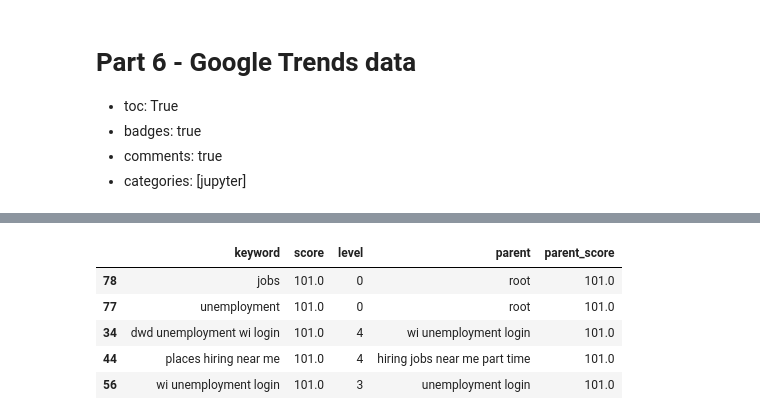
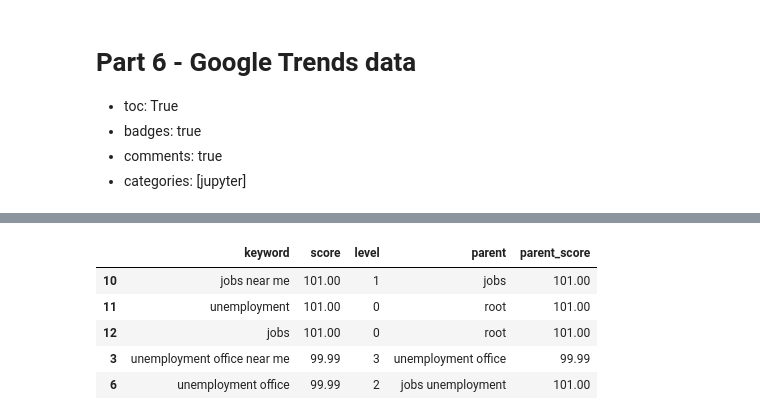
Before and after one commit to jhmuller/job-forecasting, a Jupyter notebook: _notebooks/google.ipynb, the cells around one changed output, grey strips where cells are left out. Drawn from its saved outputs; the diff is of its cells as text; code cells hidden in the pictures.

```diff
--- a/_notebooks/google.ipynb
+++ b/_notebooks/google.ipynb
@@ -59,4 +69,0 @@ pytrends.suggestions("job")
-# %%
-dir(pytrends)
-related = pytrends.related_queries()
-related.keys()
@@ -64,0 +70,6 @@ dict_keys(['work from home', 'unemployment', 'indeed jobs', 'work'])
+# %%
+tr = TrendReq(hl='en-US', tz=360)
+tr = set_payload(trend_req=tr, kw_list=['work'], cat=60, nweeks=20, geo='US', grop='')
+df = tr.interest_over_time()
+print(df.head(2))
+print(df.tail(2))
@@ -64,0 +89,6 @@ dict_keys(['work from home', 'unemployment', 'indeed jobs', 'work'])
+# %%
+kw_list = [  "work from home",  "unemployment", "indeed jobs", "work"]
+nweeks = 52
+tr = set_payload(trend_req=tr, kw_list=kw_list, nweeks=nweeks, )
+df = tr.interest_over_time().drop("isPartial", axis=1)
+df.plot(figsize=[12,6], grid=True, marker='o')
@@ -66,17 +116,10 @@ dict_keys(['work from home', 'unemployment', 'indeed jobs', 'work'])
 from collections import deque
 import time
 
-def build_payload(pytrends, kw, nweeks=100, geo='US', cat=60):
-    end_date = datetime.date.today()
-    start_date = datetime.date.today() - datetime.timedelta(weeks=nweeks)
-    timeframe = start_date.strftime("%Y-%m-%d") + " " + end_date.strftime("%Y-%m-%d")
-    pytrends.build_payload([kw], cat=cat, timeframe=timeframe, geo=geo, gprop='')
-    return pytrends
-
-sleeptime = 0.05
+sleeptime = 0.0001
 verbosity = 1
 max_keywords = 100
-min_score = 70
+min_score = 98
 
 keywords2try = deque()
 keyword_tups = deque()
@@ -99,10 +142,11 @@ while len(keywords2try) > 0:
     # add to keyword_tups and keyword_set
     keyword_tups.appendleft((kw, score, level, parent, parent_score))
     keyword_set.add(kw)
-    pytrends = TrendReq(hl='en-US', tz=360)
-    pytrends = build_payload(pytrends, kw)
-    time.sleep(.5)
-    related = pytrends.related_queries()
+    trend_req = TrendReq(hl='en-US', tz=360)
+    trend_req = set_payload(trend_req, kw_list=[kw])
+    # do I need to insert some wait time here?
+    time.sleep(sleeptime)
+    related = trend_req.related_queries()
     if not related:
         if verbosity > 1:
             print("\t No related")
@@ -124,5 +168,6 @@ while len(keywords2try) > 0:
             keywords2try.appendleft((tup.query, child_score, level+1, kw, score))
 print("Done {0}".format(datetime.datetime.now()))
 kw_df = pd.DataFrame(data=list(keyword_tups), columns=['keyword', 'score', 'level','parent', 'parent_score']).sort_values(by="score", ascending=False)
-kw_df.head()
+kw_df.sort_values(by='score', ascending=True)
+kw_df.tail()
 # %% [output]
@@ -131,9 +176,9 @@ Start 2020-11-04 23:01:31.677058
 |  | keyword | score | level | parent | parent_score |
-| 78 | jobs | 101.0 | 0 | root | 101.0 |
-| 77 | unemployment | 101.0 | 0 | root | 101.0 |
-| 34 | dwd unemployment wi login | 101.0 | 4 | wi unemployment login | 101.0 |
-| 44 | places hiring near me | 101.0 | 4 | hiring jobs near me part time | 101.0 |
-| 56 | wi unemployment login | 101.0 | 3 | unemployment login | 101.0 |
+| 10 | jobs near me | 101.00 | 1 | jobs | 101.00 |
+| 11 | unemployment | 101.00 | 0 | root | 101.00 |
+| 12 | jobs | 101.00 | 0 | root | 101.00 |
+| 3 | unemployment office near me | 99.99 | 3 | unemployment office | 99.99 |
+| 6 | unemployment office | 99.99 | 2 | jobs unemployment | 101.00 |
 # %%
 print("Found {0} queries".format(kw_df.shape[0]))
 kw_df.sort_values(by="score", inplace=True)
```
Also changed, not shown: parts of 20 cells of this notebook, 1 other file.
